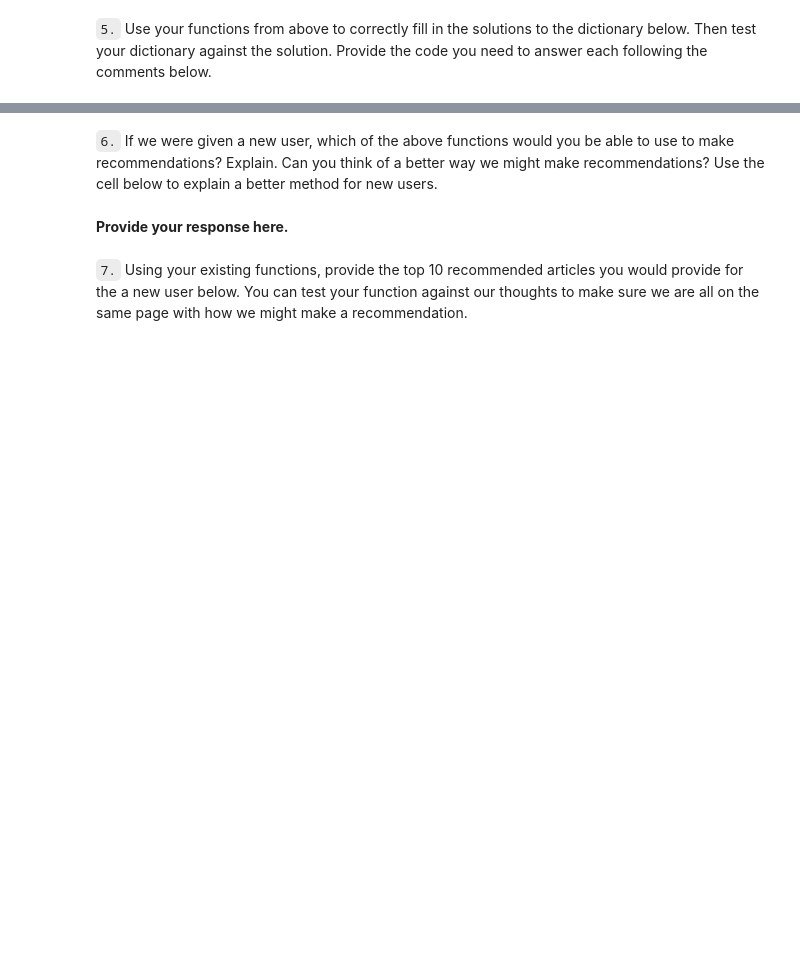
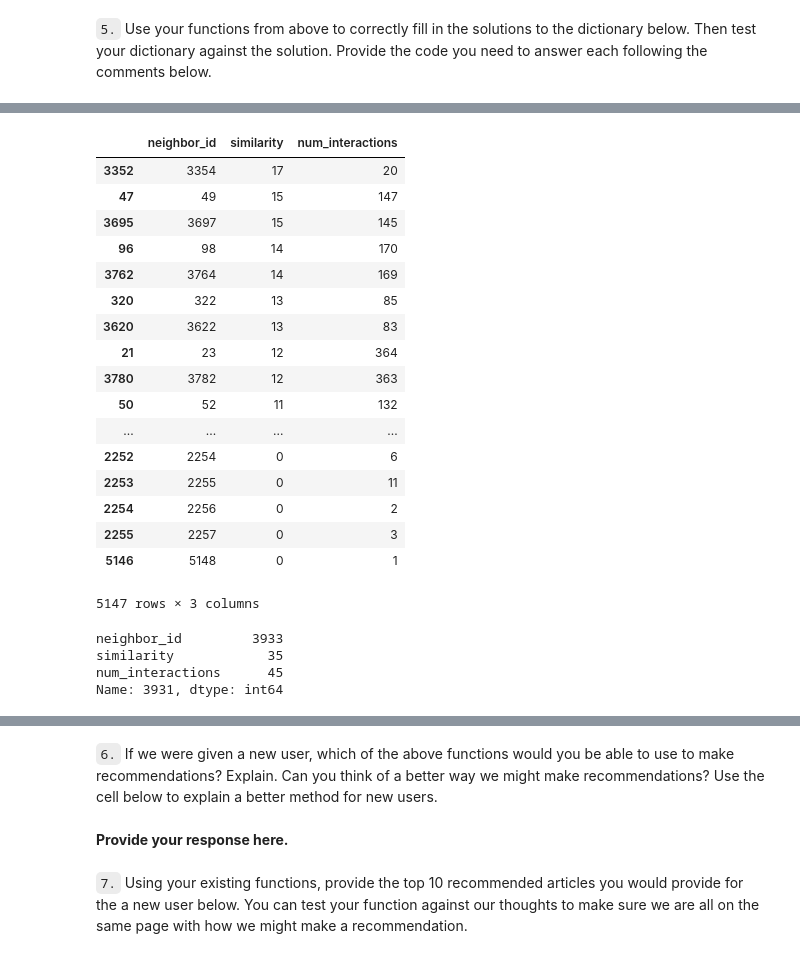
Before and after one commit to Arjunar92/Recommendations_with_IBM_Project, a Jupyter notebook: Recommendations_with_IBM.ipynb, the cells around one changed output, grey strips where cells are left out. Saved outputs shown, nothing was run; the diff lists cells and outputs as text; code cells hidden in the pictures; blank space fills up the shorter version.

```diff
--- a/Recommendations_with_IBM.ipynb
+++ b/Recommendations_with_IBM.ipynb
@@ -704,3 +782,31 @@ Name: 0, dtype: int64
+# %%
+get_top_sorted_users(10)
+# %% [output]
+|  | neighbor_id | similarity | num_interactions |
+| 3352 | 3354 | 17 | 20 |
+| 47 | 49 | 15 | 147 |
+| 3695 | 3697 | 15 | 145 |
+| 96 | 98 | 14 | 170 |
+| 3762 | 3764 | 14 | 169 |
+| 320 | 322 | 13 | 85 |
+| 3620 | 3622 | 13 | 83 |
+| 21 | 23 | 12 | 364 |
+| 3780 | 3782 | 12 | 363 |
+| 50 | 52 | 11 | 132 |
+| ... | ... | ... | ... |
+| 2252 | 2254 | 0 | 6 |
+| 2253 | 2255 | 0 | 11 |
+| 2254 | 2256 | 0 | 2 |
+| 2255 | 2257 | 0 | 3 |
+| 5146 | 5148 | 0 | 1 |
+5147 rows × 3 columns
+# %%
+get_top_sorted_users(1).iloc[0]
+# %% [output]
+neighbor_id         3933
+similarity            35
+num_interactions      45
+Name: 3931, dtype: int64
 # %%
 get_top_sorted_users(131).iloc[9]
 # %% [output]
```
Also changed, not shown: parts of 30 cells of this notebook.
